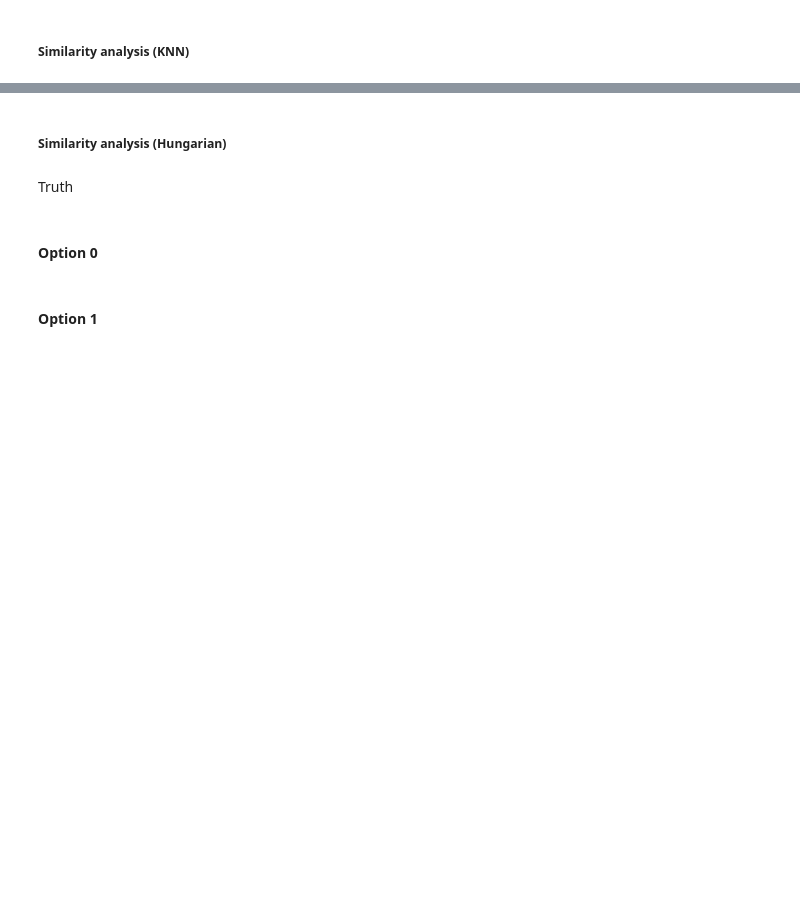
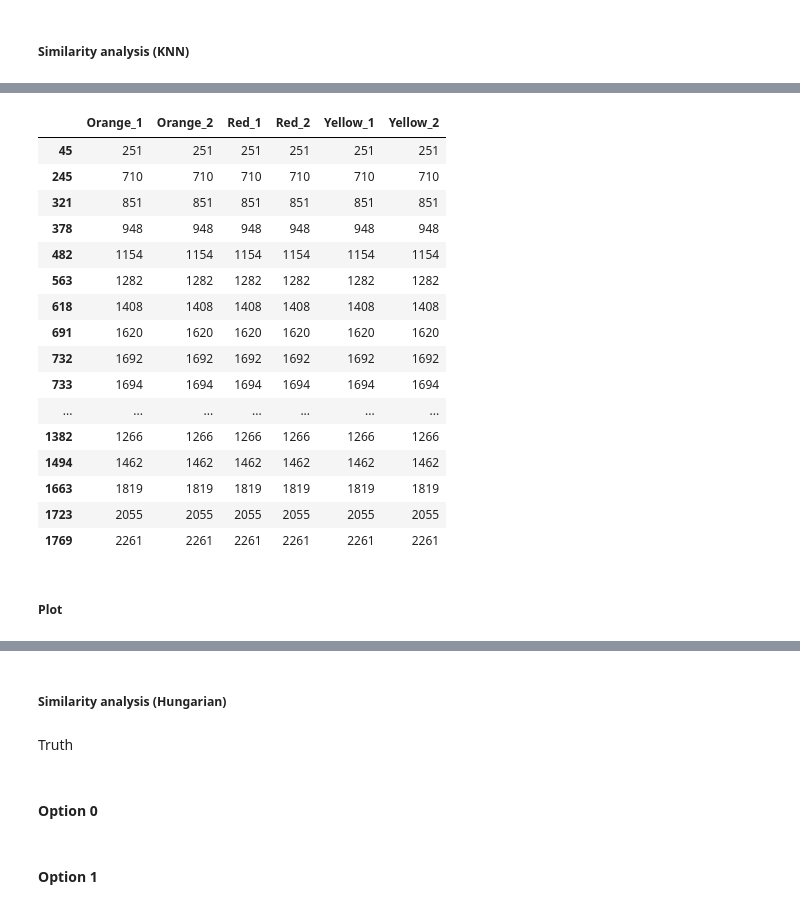
Before and after one commit to win7/Test_Graph_MatchingAlignment, a Jupyter notebook: Network-Alignment-with-Transferable-Graph-Autoencoders/test_subgraph_tg_MS.ipynb, the cells around one changed output, grey strips where cells are left out. Cells and saved outputs as stored; diff of their text form; code cells hidden in the pictures; blank space fills up the shorter version.

```diff
--- a/Network-Alignment-with-Transferable-Graph-Autoencoders/test_subgraph_tg_MS.ipynb
+++ b/Network-Alignment-with-Transferable-Graph-Autoencoders/test_subgraph_tg_MS.ipynb
@@ -683,0 +594,10 @@ array([[ 57.122173, -59.355576,  67.09235 ],
+# %%
+# Mapping idx, id (in node embeddings)
+for dataset in train_set:
+	df_nodes = pd.read_csv("graphs_data/{}/nodes_{}.csv".format(data, dataset))
+	# idx,id,mz,rt,intensity_mean,intensity_cv
+
+	df_node_embeddings = pd.DataFrame(dict_node_embeddings[dataset])
+	df_node_embeddings.insert(0, "id", df_nodes["id"])
+	dict_node_embeddings[dataset] = df_node_embeddings
+dict_node_embeddings
@@ -689,26 +631,19 @@ from sklearn.neighbors import NearestNeighbors
 import pandas as pd
 
 k = 1 # Change
+knn = NearestNeighbors(n_neighbors=k, metric="euclidean")
 
-df_x = S1_emb.cpu().numpy()
-df_y = S2_emb.cpu().numpy()
+first_dataset = train_set[0]
+df_x = dict_node_embeddings[first_dataset]
 
-knn = NearestNeighbors(n_neighbors=k, metric="euclidean")
-knn.fit(df_y)
-distances, indices = knn.kneighbors(df_x)
-# print(indices)
+df_alignment = pd.DataFrame()
+df_alignment[first_dataset] = df_x["id"].values
 
-result = []
-for row in indices:
-	# df_y_ = df_y.loc[row]
-	result.append(row[0])
-result
+for dataset in train_set[1:]:
+	df_y = dict_node_embeddings[dataset]
 
-df_match = pd.DataFrame()
-df_match["id"] = range(df_x.shape[0])
-df_match
+	knn.fit(df_y.iloc[:, 1:])  # Exclude 'id' column
+	distances, indices = knn.kneighbors(df_x.iloc[:, 1:])
 
-# aux = indices[:, top].flatten() # change
-# df_y_ = df_y.loc[aux]
-df_match["ids"] = result
-df_match
+	df_alignment[dataset] = df_y.loc[indices[:, 0]]["id"].values  # Only take the first neighbor
+df_alignment
@@ -727,0 +686,23 @@ df_match[df_match["mask"] == True]
+# %%
+# Find node alignment for all datasets
+df_alignment[df_alignment.nunique(axis=1) == 1]
+# %% [output]
+|  | Orange_1 | Orange_2 | Red_1 | Red_2 | Yellow_1 | Yellow_2 |
+| 45 | 251 | 251 | 251 | 251 | 251 | 251 |
+| 245 | 710 | 710 | 710 | 710 | 710 | 710 |
+| 321 | 851 | 851 | 851 | 851 | 851 | 851 |
+| 378 | 948 | 948 | 948 | 948 | 948 | 948 |
+| 482 | 1154 | 1154 | 1154 | 1154 | 1154 | 1154 |
+| 563 | 1282 | 1282 | 1282 | 1282 | 1282 | 1282 |
+| 618 | 1408 | 1408 | 1408 | 1408 | 1408 | 1408 |
+| 691 | 1620 | 1620 | 1620 | 1620 | 1620 | 1620 |
+| 732 | 1692 | 1692 | 1692 | 1692 | 1692 | 1692 |
+| 733 | 1694 | 1694 | 1694 | 1694 | 1694 | 1694 |
+| ... | ... | ... | ... | ... | ... | ... |
+| 1382 | 1266 | 1266 | 1266 | 1266 | 1266 | 1266 |
+| 1494 | 1462 | 1462 | 1462 | 1462 | 1462 | 1462 |
+| 1663 | 1819 | 1819 | 1819 | 1819 | 1819 | 1819 |
+| 1723 | 2055 | 2055 | 2055 | 2055 | 2055 | 2055 |
+| 1769 | 2261 | 2261 | 2261 | 2261 | 2261 | 2261 |
+# %% [markdown]
+##### Plot
```
Also changed, not shown: parts of 47 cells of this notebook.
